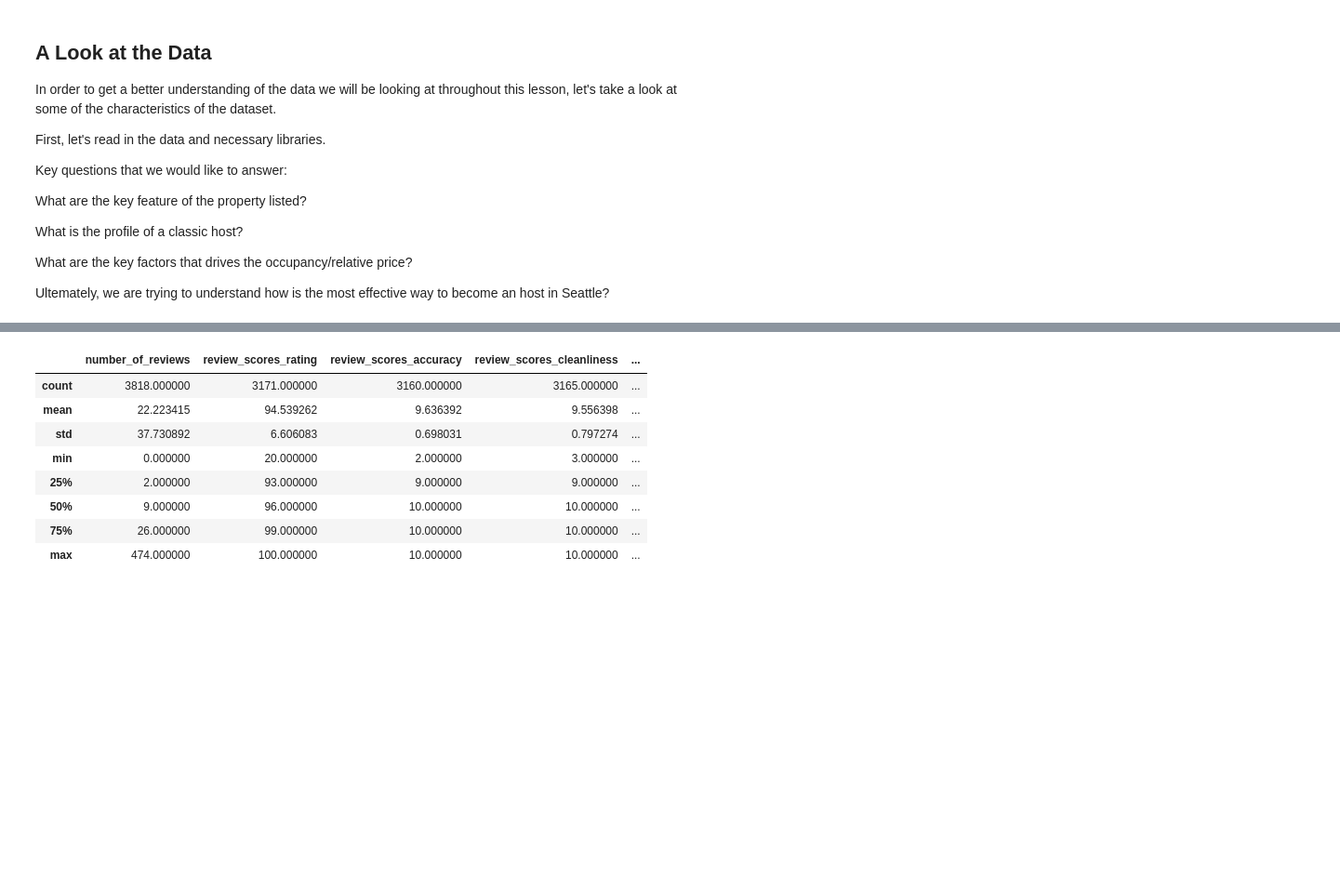
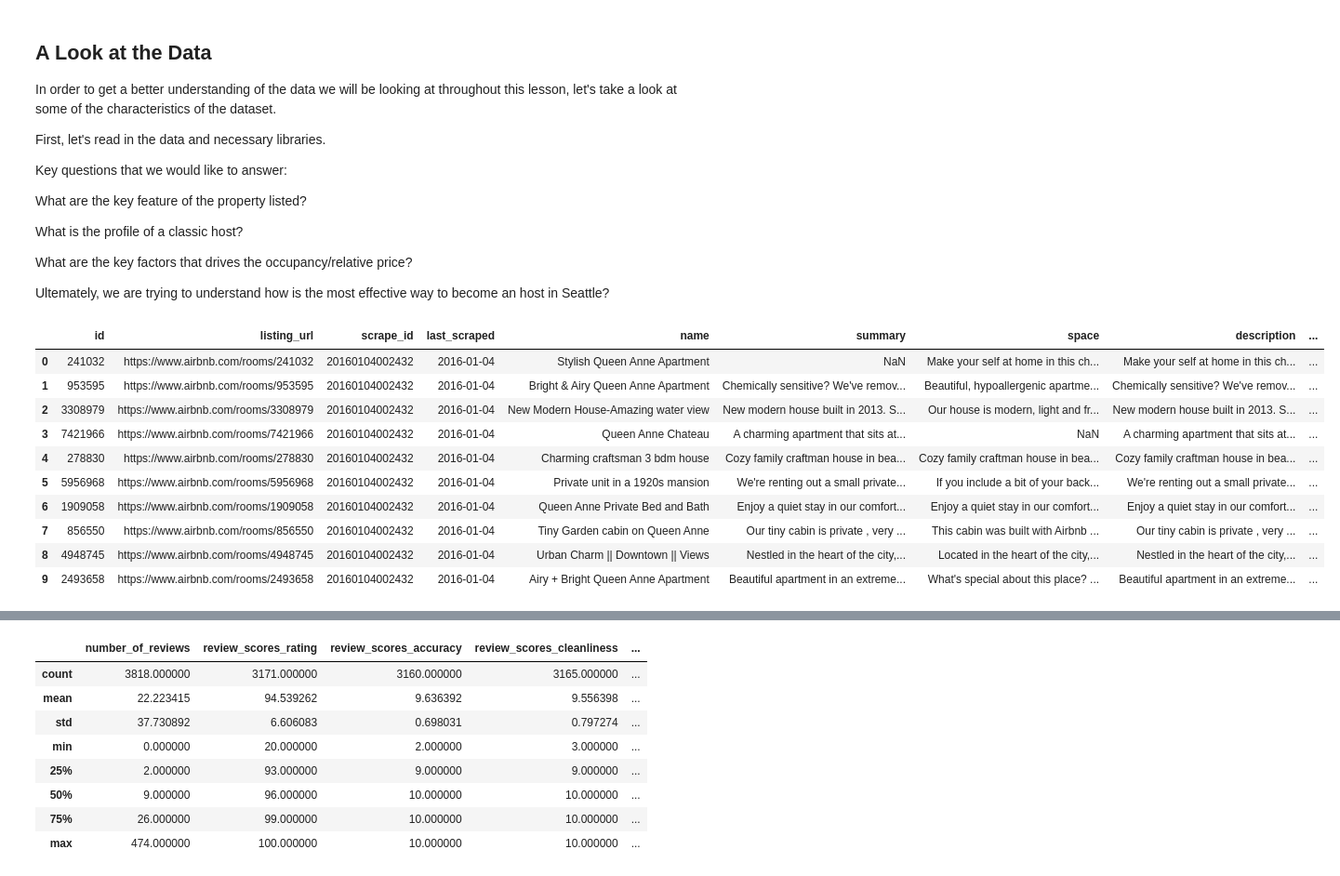
Before and after one commit to aeusepi/Project, a Jupyter notebook: Airbnb.ipynb, the cells around one changed output, grey strips where cells are left out. Shown: that part at 93% size. Saved outputs shown, nothing was run; the diff lists cells and outputs as text; code cells hidden in the pictures; blank space fills up the shorter version.

```diff
--- a/Airbnb.ipynb
+++ b/Airbnb.ipynb
@@ -17,18 +17,29 @@ Ultemately, we are trying to understand how is the most effective way to become
 # %%
 import numpy as np
 import pandas as pd
 import matplotlib.pyplot as plt
 import seaborn as sns
-from nltk.sentiment import SentimentAnalyzer
+from nltk.sentiment import SentimentIntensityAnalyzer
 %matplotlib inline
-
+sia = SentimentIntensityAnalyzer()
 df = pd.read_csv('./listings.csv')
 
 num_rows = df.shape[0]
 num_cols = df.shape[1]
 
 df.shape
 df.dtypes.value_counts()
 
 df.head(10)
 # %% [output]
+|  | id | listing_url | scrape_id | last_scraped | name | summary | space | description | ... |
+| 0 | 241032 | https://www.airbnb.com/rooms/241032 | 20160104002432 | 2016-01-04 | Stylish Queen Anne Apartment | NaN | Make your self at home in this ch... | Make your self at home in this ch... | ... |
+| 1 | 953595 | https://www.airbnb.com/rooms/953595 | 20160104002432 | 2016-01-04 | Bright & Airy Queen Anne Apartment | Chemically sensitive? We've remov... | Beautiful, hypoallergenic apartme... | Chemically sensitive? We've remov... | ... |
+| 2 | 3308979 | https://www.airbnb.com/rooms/3308979 | 20160104002432 | 2016-01-04 | New Modern House-Amazing water view | New modern house built in 2013. S... | Our house is modern, light and fr... | New modern house built in 2013. S... | ... |
+| 3 | 7421966 | https://www.airbnb.com/rooms/7421966 | 20160104002432 | 2016-01-04 | Queen Anne Chateau | A charming apartment that sits at... | NaN | A charming apartment that sits at... | ... |
+| 4 | 278830 | https://www.airbnb.com/rooms/278830 | 20160104002432 | 2016-01-04 | Charming craftsman 3 bdm house | Cozy family craftman house in bea... | Cozy family craftman house in bea... | Cozy family craftman house in bea... | ... |
+| 5 | 5956968 | https://www.airbnb.com/rooms/5956968 | 20160104002432 | 2016-01-04 | Private unit in a 1920s mansion | We're renting out a small private... | If you include a bit of your back... | We're renting out a small private... | ... |
+| 6 | 1909058 | https://www.airbnb.com/rooms/1909058 | 20160104002432 | 2016-01-04 | Queen Anne Private Bed and Bath | Enjoy a quiet stay in our comfort... | Enjoy a quiet stay in our comfort... | Enjoy a quiet stay in our comfort... | ... |
+| 7 | 856550 | https://www.airbnb.com/rooms/856550 | 20160104002432 | 2016-01-04 | Tiny Garden cabin on Queen Anne | Our tiny cabin is private , very ... | This cabin was built with Airbnb ... | Our tiny cabin is private , very ... | ... |
+| 8 | 4948745 | https://www.airbnb.com/rooms/4948745 | 20160104002432 | 2016-01-04 | Urban Charm || Downtown || Views | Nestled in the heart of the city,... | Located in the heart of the city,... | Nestled in the heart of the city,... | ... |
+| 9 | 2493658 | https://www.airbnb.com/rooms/2493658 | 20160104002432 | 2016-01-04 | Airy + Bright Queen Anne Apartment | Beautiful apartment in an extreme... | What's special about this place? ... | Beautiful apartment in an extreme... | ... |
```
Also changed, not shown: parts of 6 cells of this notebook.
